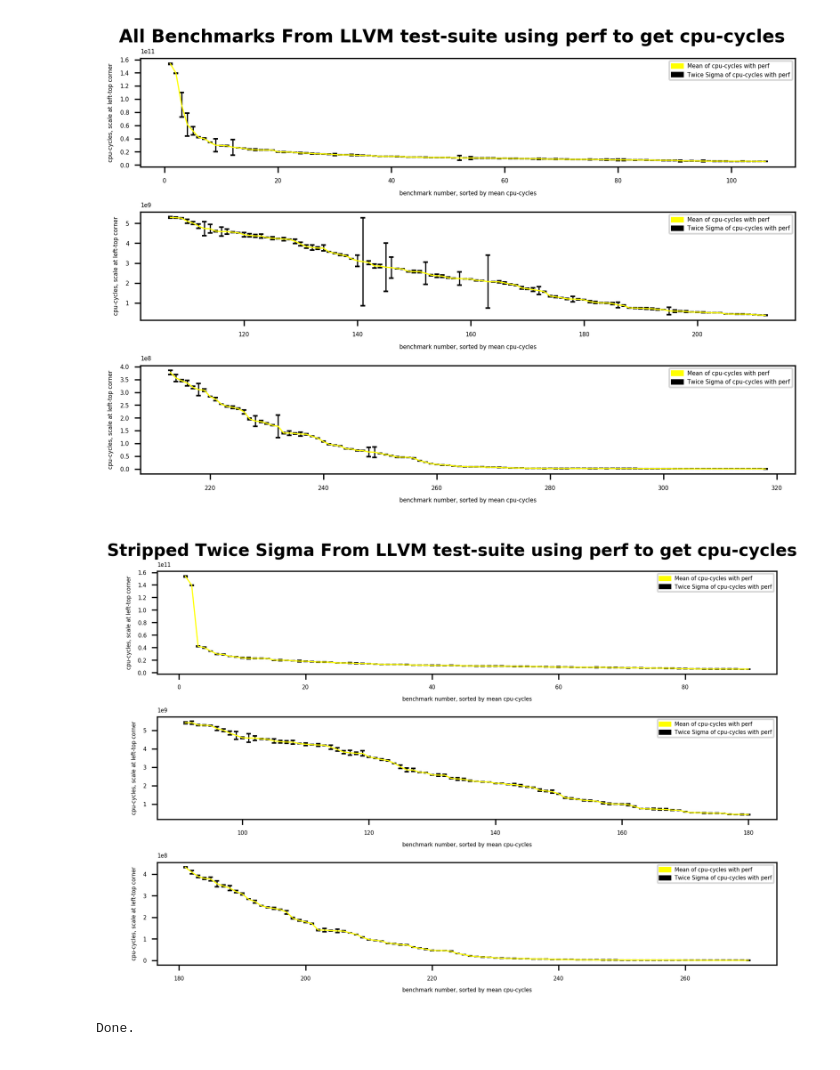
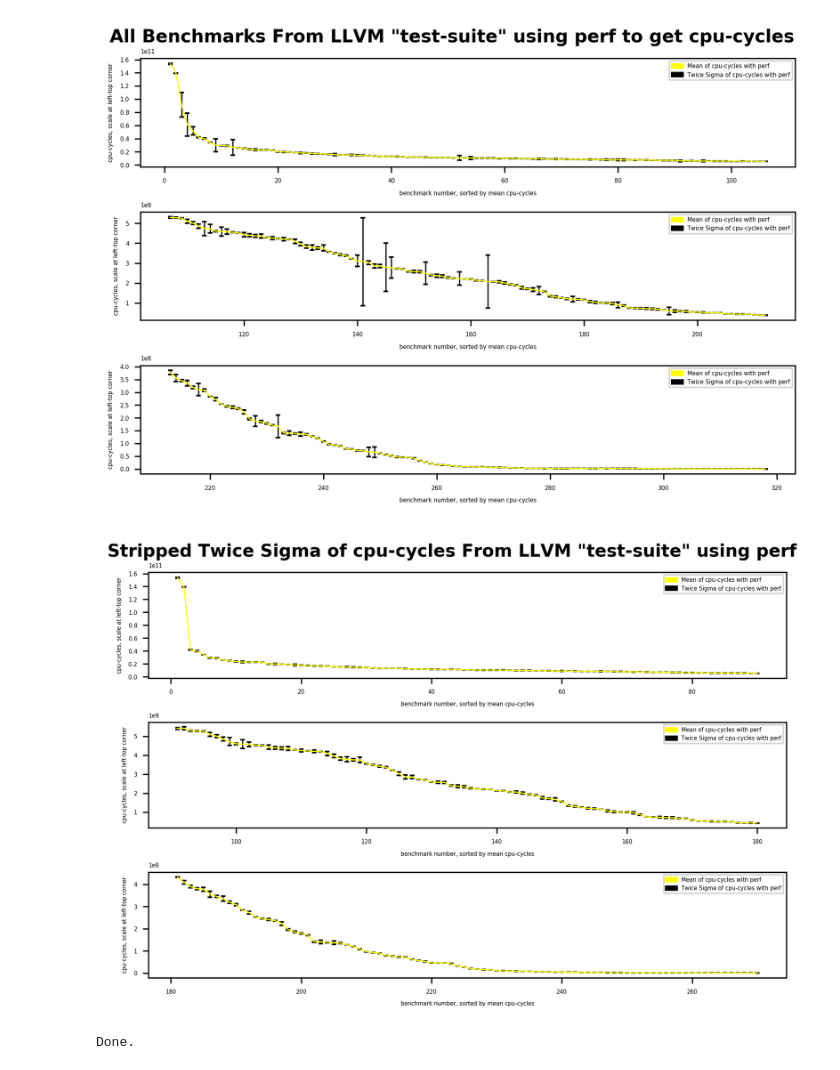
Before and after one commit to JaredCJR/ThesisTools, a Jupyter notebook: RandomSelect/LLVMTestSuiteScript/GraphGen/genSigmaGraph.ipynb, the cells around one changed output. Drawn from its saved outputs; the diff is of its cells as text; code cells hidden in the pictures.

```diff
--- a/RandomSelect/LLVMTestSuiteScript/GraphGen/genSigmaGraph.ipynb
+++ b/RandomSelect/LLVMTestSuiteScript/GraphGen/genSigmaGraph.ipynb
@@ -179,36 +179,36 @@ if __name__ == '__main__':
     # Get full info about the benchmarks
     benchmarks = BenchmarkDictListsGen()
     stdBenchmarks = benchmarks.genFullInfo(StdFiles)
     '''
     Draw the mean and sigma graph based on full info
     '''
     # Use FullInfo to generate standard deviation
     MeanAndSigmaDict, SortedSigmaList= benchmarks.genCycleStdDeviation(stdBenchmarks)
     # Use arranged data to draw graph
     drawer = GraphDrawer()
-    drawer.DrawLineChartWithError("All Benchmarks From LLVM test-suite using perf to get cpu-cycles",
+    drawer.DrawLineChartWithError("All Benchmarks From LLVM \"test-suite\" using perf to get cpu-cycles",
                                   MeanAndSigmaDict, "cpu-cycles-mean", "cpu-cycles-sigma")
     '''
     Strip the full info based on mean and sigma
     '''
     # Remove the benchmarks that their sigma affects too much
     stripStdBenchmarks = benchmarks.stripSignificantSigmaWithFullInfo(stdBenchmarks, SortedSigmaList, 0.15)
     '''
     Draw the mean and sigma graph based on the new full info
     '''
     # Use FullInfo to generate standard deviation
     MeanAndSigmaDict, SortedSigmaList= benchmarks.genCycleStdDeviation(stripStdBenchmarks)
     # Use arranged data to draw graph
-    drawer.DrawLineChartWithError("Stripped Twice Sigma of  From LLVM test-suite using perf to get cpu-cycles",
+    drawer.DrawLineChartWithError("Stripped Twice Sigma of cpu-cycles From LLVM \"test-suite\" using perf",
                                   MeanAndSigmaDict, "cpu-cycles-mean", "cpu-cycles-sigma")
     '''
     Record the real measurable benchmarks
     '''
-    benchmarks.RecordMeasurableBenchmarks(MeanAndSigmaDict, "./output/StdBenchmarkMeanAndSigma")
+    benchmarks.RecordMeasurableBenchmarks(MeanAndSigmaDict, "./output/MeasurableStdBenchmarkMeanAndSigma")
 
 
     print("Done.")
 # %% [output]
-[figure, old version]
+[figure, new version]
-[figure, old version]
+[figure, new version]
 Done.
```
Also changed, not shown: 2 other files.
